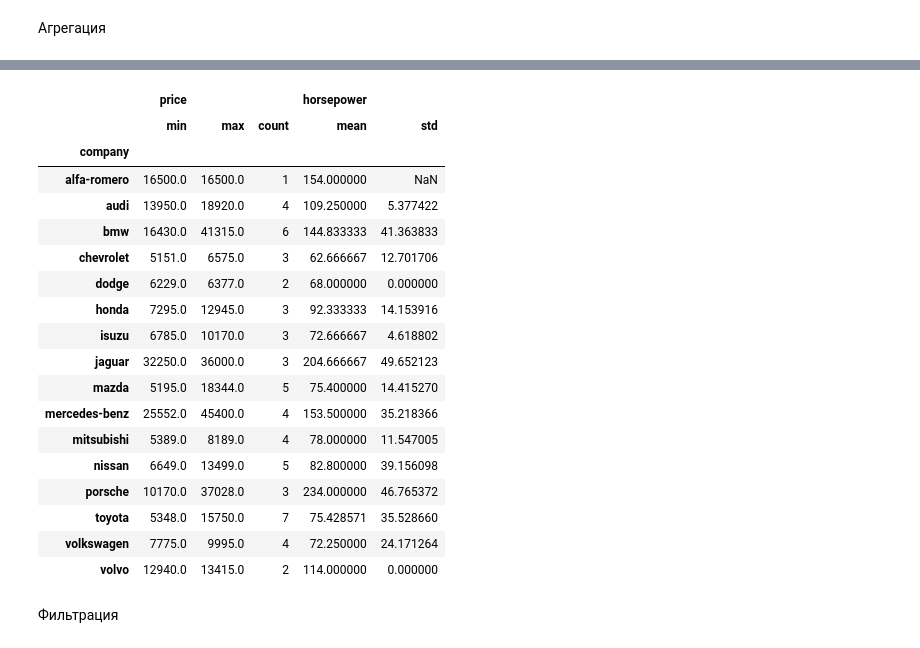
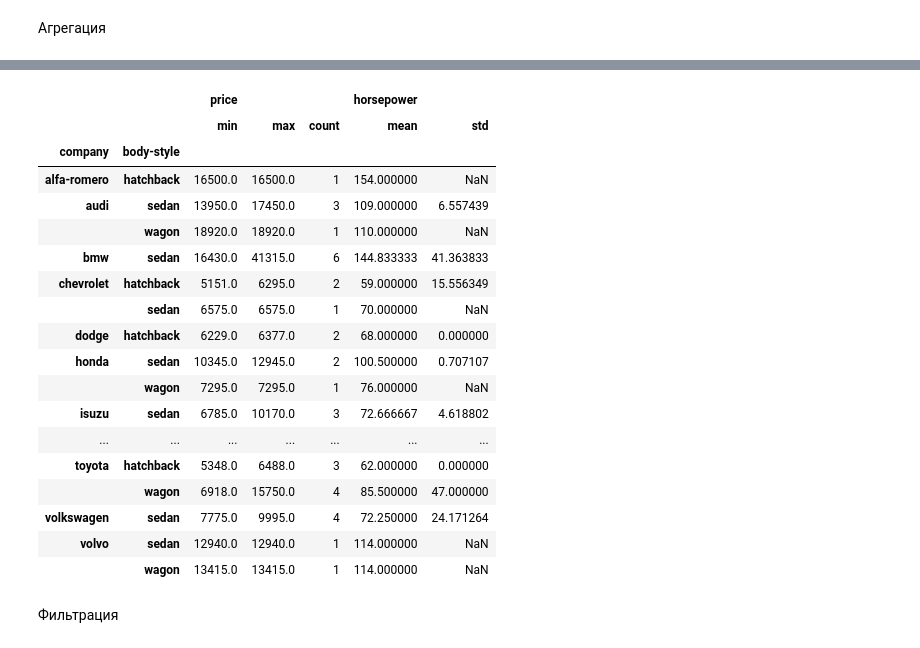
Before and after one commit to MakarVS/data_analysis_course, a Jupyter notebook: Lecture_6/Lecture 6. Pandas.ipynb, the cells around one changed output, grey strips where cells are left out. Cells and saved outputs as stored; diff of their text form; code cells hidden in the pictures.

```diff
--- a/Lecture_6/Lecture 6. Pandas.ipynb
+++ b/Lecture_6/Lecture 6. Pandas.ipynb
@@ -279,7 +274,7 @@ pd.get_option('display.max_rows')
 # %% [markdown]
 Для изменения значения опции используется метод **pd.reset_option()**. В него в качестве второго аргумента необходимо передать новое значение опции, т.е. кол-во строк.
 # %%
-pd.set_option('display.max_rows', 10)
+pd.set_option('display.max_rows', 5)
 # %%
 data_csv
 # %% [output]
@@ -968,26 +978,26 @@ data.groupby('company').aggregate([min, max])
 # %%
-data.groupby('company').aggregate({'price': ['min', 'max', 'count'],
+data.groupby(['company', 'body-style']).aggregate({'price': ['min', 'max', 'count'],
                                    'horsepower': ['mean', 'std']})
 # %% [output]
-|  | price |  |  | horsepower |  |
-|  | min | max | count | mean | std |
-| company |  |  |  |  |  |
-| alfa-romero | 16500.0 | 16500.0 | 1 | 154.000000 | NaN |
-| audi | 13950.0 | 18920.0 | 4 | 109.250000 | 5.377422 |
-| bmw | 16430.0 | 41315.0 | 6 | 144.833333 | 41.363833 |
-| chevrolet | 5151.0 | 6575.0 | 3 | 62.666667 | 12.701706 |
-| dodge | 6229.0 | 6377.0 | 2 | 68.000000 | 0.000000 |
-| honda | 7295.0 | 12945.0 | 3 | 92.333333 | 14.153916 |
-| isuzu | 6785.0 | 10170.0 | 3 | 72.666667 | 4.618802 |
-| jaguar | 32250.0 | 36000.0 | 3 | 204.666667 | 49.652123 |
-| mazda | 5195.0 | 18344.0 | 5 | 75.400000 | 14.415270 |
-| mercedes-benz | 25552.0 | 45400.0 | 4 | 153.500000 | 35.218366 |
-| mitsubishi | 5389.0 | 8189.0 | 4 | 78.000000 | 11.547005 |
-| nissan | 6649.0 | 13499.0 | 5 | 82.800000 | 39.156098 |
-| porsche | 10170.0 | 37028.0 | 3 | 234.000000 | 46.765372 |
-| toyota | 5348.0 | 15750.0 | 7 | 75.428571 | 35.528660 |
-| volkswagen | 7775.0 | 9995.0 | 4 | 72.250000 | 24.171264 |
-| volvo | 12940.0 | 13415.0 | 2 | 114.000000 | 0.000000 |
+|  |  | price |  |  | horsepower |  |
+|  |  | min | max | count | mean | std |
+| company | body-style |  |  |  |  |  |
+| alfa-romero | hatchback | 16500.0 | 16500.0 | 1 | 154.000000 | NaN |
+| audi | sedan | 13950.0 | 17450.0 | 3 | 109.000000 | 6.557439 |
+|  | wagon | 18920.0 | 18920.0 | 1 | 110.000000 | NaN |
+| bmw | sedan | 16430.0 | 41315.0 | 6 | 144.833333 | 41.363833 |
+| chevrolet | hatchback | 5151.0 | 6295.0 | 2 | 59.000000 | 15.556349 |
+|  | sedan | 6575.0 | 6575.0 | 1 | 70.000000 | NaN |
+| dodge | hatchback | 6229.0 | 6377.0 | 2 | 68.000000 | 0.000000 |
+| honda | sedan | 10345.0 | 12945.0 | 2 | 100.500000 | 0.707107 |
+|  | wagon | 7295.0 | 7295.0 | 1 | 76.000000 | NaN |
+| isuzu | sedan | 6785.0 | 10170.0 | 3 | 72.666667 | 4.618802 |
+| ... | ... | ... | ... | ... | ... | ... |
+| toyota | hatchback | 5348.0 | 6488.0 | 3 | 62.000000 | 0.000000 |
+|  | wagon | 6918.0 | 15750.0 | 4 | 85.500000 | 47.000000 |
+| volkswagen | sedan | 7775.0 | 9995.0 | 4 | 72.250000 | 24.171264 |
+| volvo | sedan | 12940.0 | 12940.0 | 1 | 114.000000 | NaN |
+|  | wagon | 13415.0 | 13415.0 | 1 | 114.000000 | NaN |
 # %% [markdown]
 Фильтрация
 # %%
```
Also changed, not shown: parts of 24 cells of this notebook, 3 other files.
